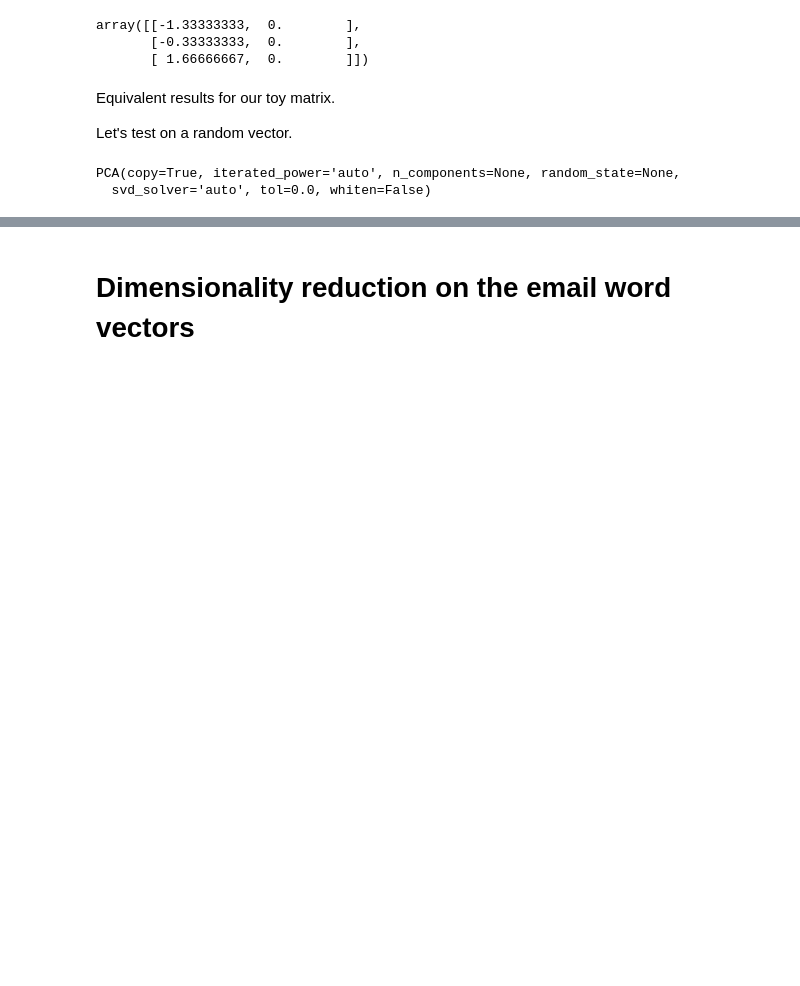
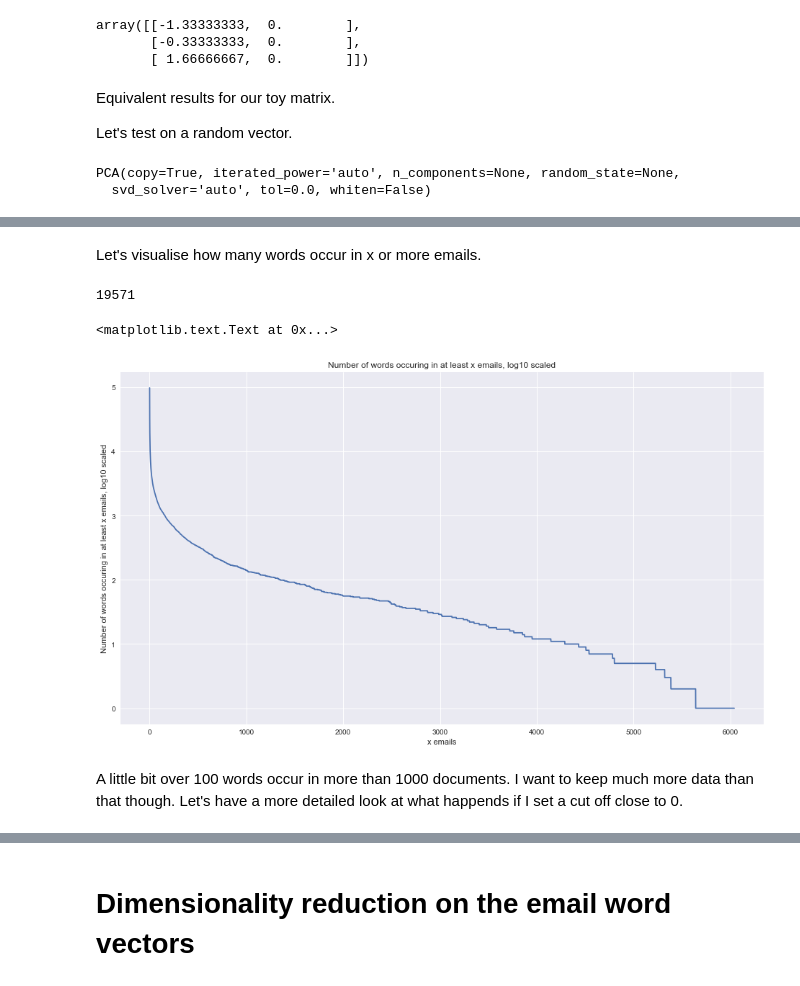
Before and after one commit to gustavgransbo/Data-Science-Playground, a Jupyter notebook: Spam Classification/3. Dimensionality reduction with PCA.ipynb, the cells around one changed output, grey strips where cells are left out. Cells and saved outputs as stored; diff of their text form; code cells hidden in the pictures; blank space fills up the shorter version.

```diff
--- a/Spam Classification/3. Dimensionality reduction with PCA.ipynb
+++ b/Spam Classification/3. Dimensionality reduction with PCA.ipynb
@@ -140,0 +225,2 @@ Now let's move on with the project, time to do some dimensionality reduction on
+# %%
+stemmed_dictionary_df = stemmed_dictionary_df.sort_values('occurrences', ascending=False)
@@ -140,0 +231,27 @@ Now let's move on with the project, time to do some dimensionality reduction on
+# %% [markdown]
+Let's visualise how many words occur in x or more emails.
+# %%
+len(stemmed_dictionary_df[stemmed_dictionary_df['occurrences'] > 2])
+# %% [output]
+19571
+# %%
+y = np.array([len(stemmed_dictionary_df[stemmed_dictionary_df['occurrences'] > i]) for i in range(0, len(data))])
+# %%
+x = np.arange(len(data))
+# %%
+import matplotlib.pyplot as plt
+import seaborn as sns
+sns.set()
+
+%matplotlib inline
+# %%
+f, ax = plt.subplots(figsize=(16,9))
+plt.plot(x, np.log10(y, where = (y!=0)))
+ax.set_ylabel('Number of words occuring in at least x emails, log10 scaled')
+ax.set_xlabel('x emails')
+ax.set_title('Number of words occuring in at least x emails, log10 scaled')
+# %% [output]
+<matplotlib.text.Text at 0x...>
+[figure, added]
+# %% [markdown]
+A little bit over 100 words occur in more than 1000 documents. I want to keep much more data than that though. Let's have a more detailed look at what happends if I set a cut off close to 0.
```
Also changed, not shown: parts of 38 cells of this notebook.
